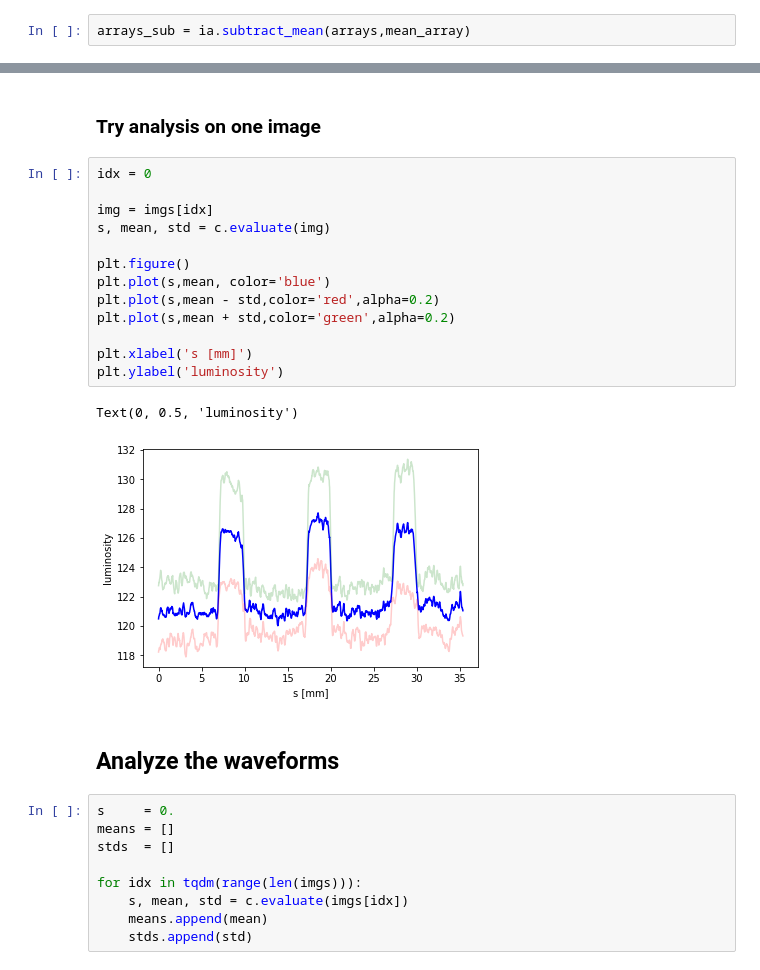
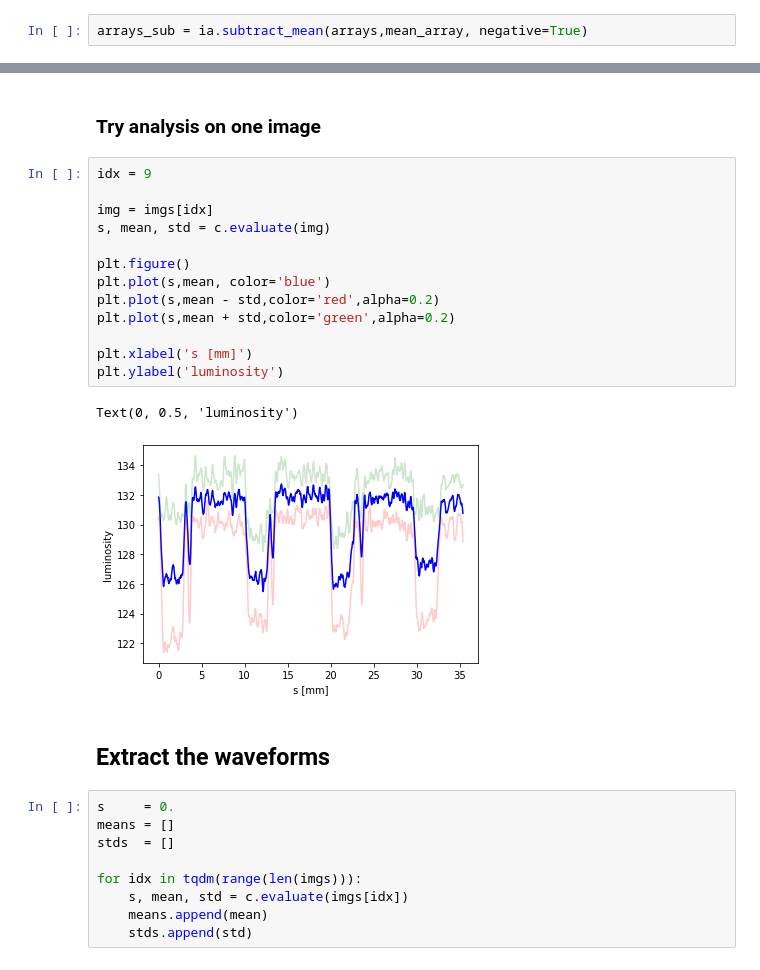
Before and after one commit to AlessandroLovo/T-junction, a Jupyter notebook: image_processing.ipynb, the cells around one changed output, grey strips where cells are left out. Drawn from its saved outputs; the diff is of its cells as text.

```diff
--- a/image_processing.ipynb
+++ b/image_processing.ipynb
@@ -39,7 +56,7 @@ Image.fromarray(mean_array).show()
 # %% [markdown]
 ## Subtract the mean
 # %%
-arrays_sub = ia.subtract_mean(arrays,mean_array)
+arrays_sub = ia.subtract_mean(arrays,mean_array, negative=True)
 # %% [output]
 m = -145.0, M = 154.0
 Subtracting the bias will generate some overflow
@@ -97,23 +120,23 @@ c.load(name='calibr_B-ol10-aq30',folder='./T-data/18-11')
 # %% [markdown]
 ### Try analysis on one image
 # %%
-idx = 0
+idx = 9
 
 img = imgs[idx]
 s, mean, std = c.evaluate(img)
 
 plt.figure()
 plt.plot(s,mean, color='blue')
 plt.plot(s,mean - std,color='red',alpha=0.2)
 plt.plot(s,mean + std,color='green',alpha=0.2)
 
 plt.xlabel('s [mm]')
 plt.ylabel('luminosity')
 # %% [output]
 Text(0, 0.5, 'luminosity')
-[figure, old version]
+[figure, new version]
 # %% [markdown]
-## Analyze the waveforms
+## Extract the waveforms
 # %%
 s     = 0.
 means = []
```
Also changed, not shown: parts of 22 cells of this notebook, 2 other files.
